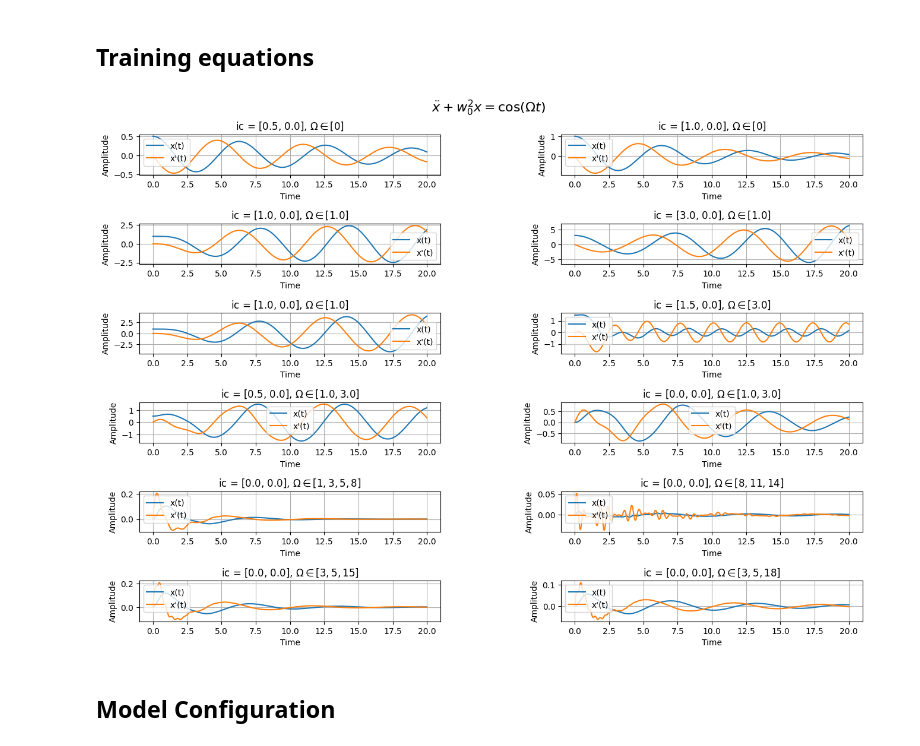
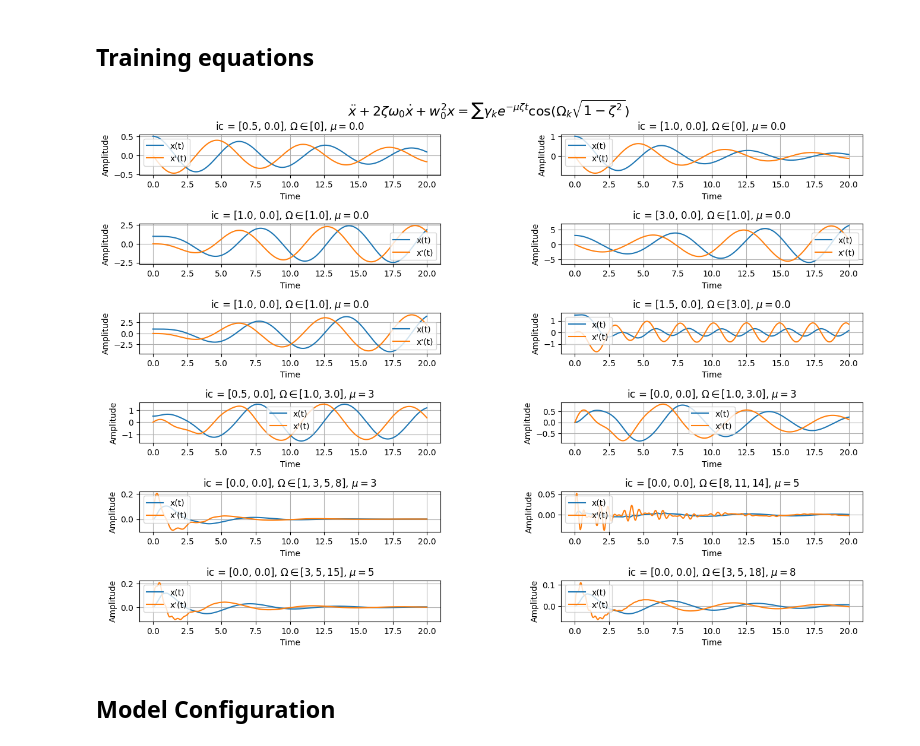
Before and after one commit to esemsc-dda24/PTL-PINNs, a Jupyter notebook: ptlpinns/models/train/underdamped.ipynb, the cells around one changed output. Drawn from its saved outputs; the diff is of its cells as text; code cells hidden in the pictures.

Commit message:
(update: model documentation): added underdamped .pth and improved model training presentation

```diff
--- a/ptlpinns/models/train/underdamped.ipynb
+++ b/ptlpinns/models/train/underdamped.ipynb
@@ -50,7 +68,7 @@ from ptlpinns.odes import forcing, equations, numerical
 # %% [markdown]
 ## Training equations
 # %%
-conf = load.ptl_config("config/underdamped.yaml")
+conf = load.ptl_config("/content/PTL-PINNS/ptlpinns/models/train/config/underdamped.yaml")
 
 # save log
 os.makedirs(conf["experiment"], exist_ok = True)
@@ -72,22 +90,23 @@ forcing_list_torch = [forcing.underdamped_forcing(False, forcing_freq[i], forcin
 # %%
 # returns 2D linear equation functions
 linear_equation_functions_np = [equations.ode_oscillator(forcing_list_numpy[k],
                                                     w_0=w_list[k],
                                                     epsilon=0, zeta=zeta_list[k], numpy=True)
                                                     for k in range(k)]
 
 # solves the 2D linear equation functions
-title_list = [rf"ic = {ic_python_list[i]}, $\Omega \in {forcing_freq[i]}$"
+title_list = [rf"ic = {ic_python_list[i]}, $\Omega \in {forcing_freq[i]}$, $\mu = {mu_list[i]}$"
               for i in range(k)]
+
 
 linear_solution_list = [numerical.solve_ode_equation(linear_equation_functions_np[index], t_span, t_eval, ic_python_list[index]) for index in range(k)]
 
 # visualize the solutions of the training equations
 numerical.plot_multiple_ode_solutions(linear_solution_list,
                                        t_eval, titles=title_list,
-                                       suptitle=r"$\ddot{x} + w^2_0 x = \cos(\Omega t)$", hspace = 1.2)
+                                       suptitle=r"$\ddot{x} + 2 \zeta \omega_0 \dot{x} + w^2_0 x = \sum \gamma_k e^{- \mu \zeta t} \cos(\Omega_k \sqrt{1 - \zeta^2})$", hspace = 1.2)
 # %% [output]
-[figure, old version]
+[figure, new version]
 # %% [markdown]
 ## Model Configuration
 # %%
```
Also changed, not shown: parts of 7 cells of this notebook, 6 other files.
